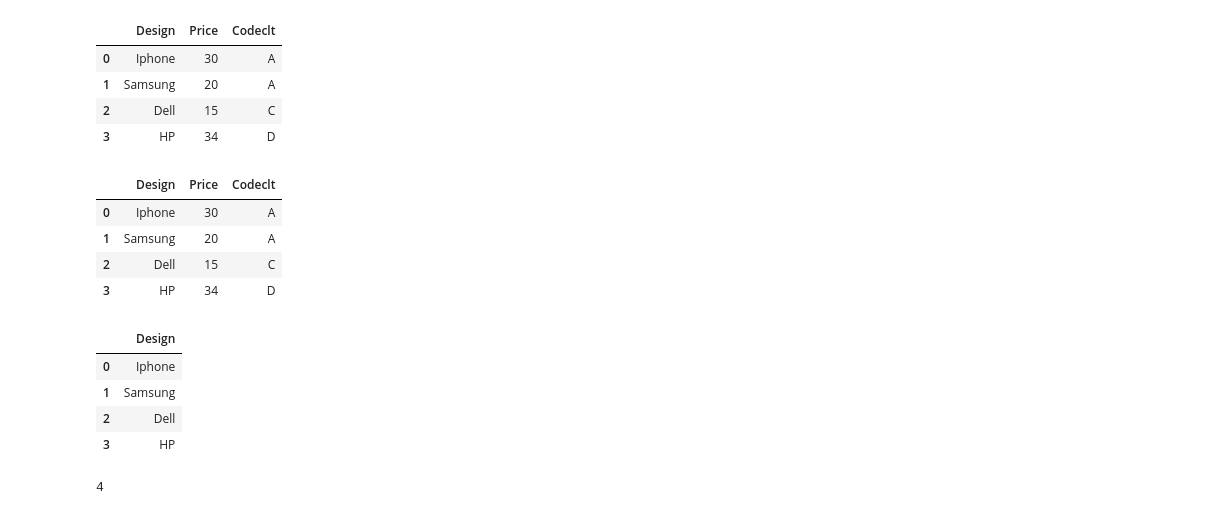
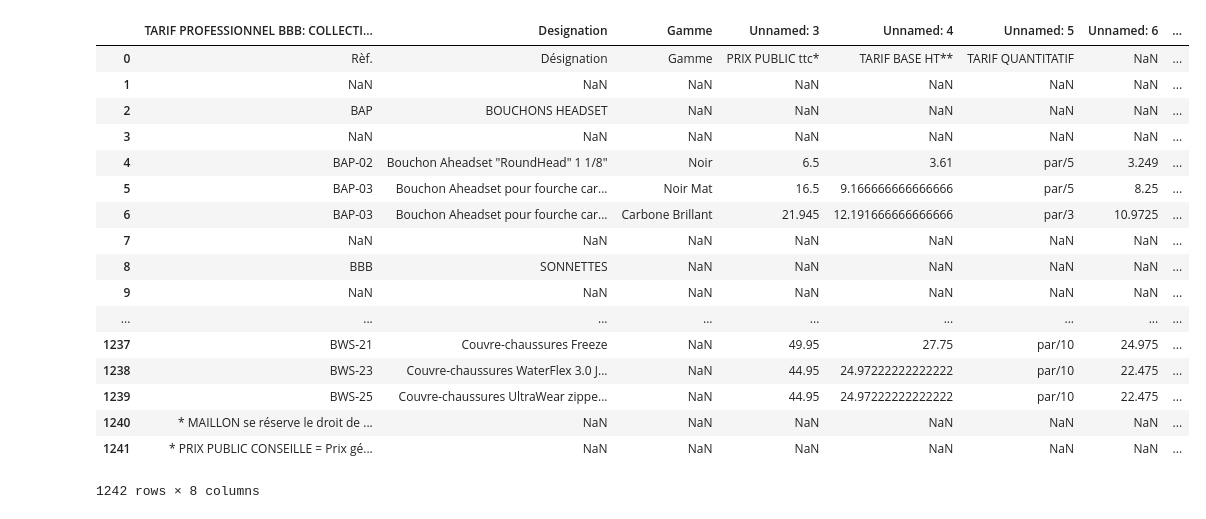
Before and after one commit to jmkd0/Programming, a Jupyter notebook: Python/Untitled.ipynb, the cells around one changed output. Cells and saved outputs as stored; diff of their text form; code cells hidden in the pictures.

```diff
--- a/Python/Untitled.ipynb
+++ b/Python/Untitled.ipynb
@@ -324,31 +1,26 @@ df['2022':]
-# %%
-countries.groupby(["Codeclt"]).Price.mean()
-countries
-# %% [output]
-|  | Design | Price | Codeclt |
-| 0 | Iphone | 30 | A |
-| 1 | Samsung | 20 | A |
-| 2 | Dell | 15 | C |
-| 3 | HP | 34 | D |
-# %%
-dat = countries
-#dat.set_index("Design", inplace=True)
-dat
-# %% [output]
-|  | Design | Price | Codeclt |
-| 0 | Iphone | 30 | A |
-| 1 | Samsung | 20 | A |
-| 2 | Dell | 15 | C |
-| 3 | HP | 34 | D |
-# %%
-countries[["Design"]]
-# %% [output]
-|  | Design |
-| 0 | Iphone |
-| 1 | Samsung |
-| 2 | Dell |
-| 3 | HP |
-# %%
-countries.shape[0]
-# %% [output]
-4
+# %%
+import numpy as np
+import pandas as pd
+
+raw_data = pd.read_csv('/home/komlan/Downloads/JUNGLE_BIKE_BBB.csv').drop(["Unnamed: 0"], axis=1)
+raw_data = raw_data.rename(columns={"Unnamed: 1":"Designation", "Unnamed: 2":"Gamme"})
+raw_data
+# %% [output]
+|  | TARIF PROFESSIONNEL BBB: COLLECTI... | Designation | Gamme | Unnamed: 3 | Unnamed: 4 | Unnamed: 5 | Unnamed: 6 | ... |
+| 0 | Rèf. | Désignation | Gamme | PRIX PUBLIC ttc* | TARIF BASE HT** | TARIF QUANTITATIF | NaN | ... |
+| 1 | NaN | NaN | NaN | NaN | NaN | NaN | NaN | ... |
+| 2 | BAP | BOUCHONS HEADSET | NaN | NaN | NaN | NaN | NaN | ... |
+| 3 | NaN | NaN | NaN | NaN | NaN | NaN | NaN | ... |
+| 4 | BAP-02 | Bouchon Aheadset "RoundHead" 1 1/8" | Noir | 6.5 | 3.61 | par/5 | 3.249 | ... |
+| 5 | BAP-03 | Bouchon Aheadset pour fourche car... | Noir Mat | 16.5 | 9.166666666666666 | par/5 | 8.25 | ... |
+| 6 | BAP-03 | Bouchon Aheadset pour fourche car... | Carbone Brillant | 21.945 | 12.191666666666666 | par/3 | 10.9725 | ... |
+| 7 | NaN | NaN | NaN | NaN | NaN | NaN | NaN | ... |
+| 8 | BBB | SONNETTES | NaN | NaN | NaN | NaN | NaN | ... |
+| 9 | NaN | NaN | NaN | NaN | NaN | NaN | NaN | ... |
+| ... | ... | ... | ... | ... | ... | ... | ... | ... |
+| 1237 | BWS-21 | Couvre-chaussures Freeze | NaN | 49.95 | 27.75 | par/10 | 24.975 | ... |
+| 1238 | BWS-23 | Couvre-chaussures WaterFlex 3.0 J... | NaN | 44.95 | 24.97222222222222 | par/10 | 22.475 | ... |
+| 1239 | BWS-25 | Couvre-chaussures UltraWear zippe... | NaN | 44.95 | 24.97222222222222 | par/10 | 22.475 | ... |
+| 1240 | * MAILLON se réserve le droit de ... | NaN | NaN | NaN | NaN | NaN | NaN | ... |
+| 1241 | * PRIX PUBLIC CONSEILLE = Prix gé... | NaN | NaN | NaN | NaN | NaN | NaN | ... |
+1242 rows × 8 columns
```
Also changed, not shown: parts of 38 cells of this notebook, 2 other files.
